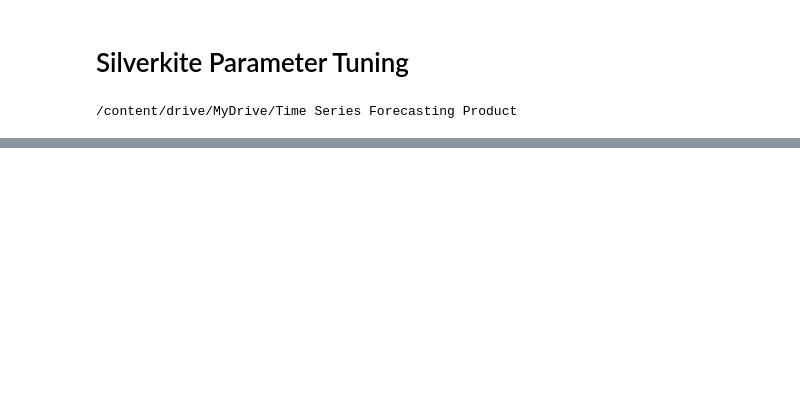
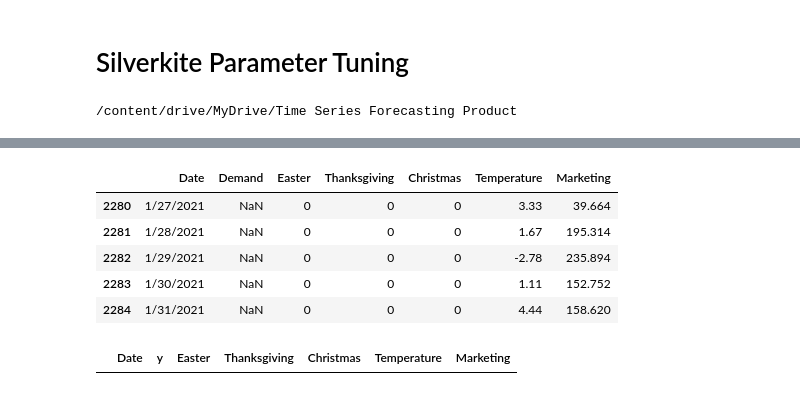
Before and after one commit to mrcruz117/linkedin-silverkite-forecast-templates, a Jupyter notebook: LinkedIn_Silverkite_Parameter_Tuning_Template.ipynb, the cells around one changed output, grey strips where cells are left out. Cells and saved outputs as stored; diff of their text form; code cells hidden in the pictures; blank space fills up the shorter version.

Commit message:
prep merged df

```diff
--- a/LinkedIn_Silverkite_Parameter_Tuning_Template.ipynb
+++ b/LinkedIn_Silverkite_Parameter_Tuning_Template.ipynb
@@ -23,0 +37,19 @@ from plotly.offline import iplot
+# %%
+# merge dfs
+
+df = pd.concat([df, future_df])
+df = df.reset_index(drop=True)
+df.tail()
+# %% [output]
+|  | Date | Demand | Easter | Thanksgiving | Christmas | Temperature | Marketing |
+| 2280 | 1/27/2021 | NaN | 0 | 0 | 0 | 3.33 | 39.664 |
+| 2281 | 1/28/2021 | NaN | 0 | 0 | 0 | 1.67 | 195.314 |
+| 2282 | 1/29/2021 | NaN | 0 | 0 | 0 | -2.78 | 235.894 |
+| 2283 | 1/30/2021 | NaN | 0 | 0 | 0 | 1.11 | 152.752 |
+| 2284 | 1/31/2021 | NaN | 0 | 0 | 0 | 4.44 | 158.620 |
+# %%
+#Rename variable
+df = df.rename(columns = {'Demand': 'y'})
+df.head(0)
+# %% [output]
+|  | Date | y | Easter | Thanksgiving | Christmas | Temperature | Marketing |
```
Also changed, not shown: parts of 1 cell of this notebook.
